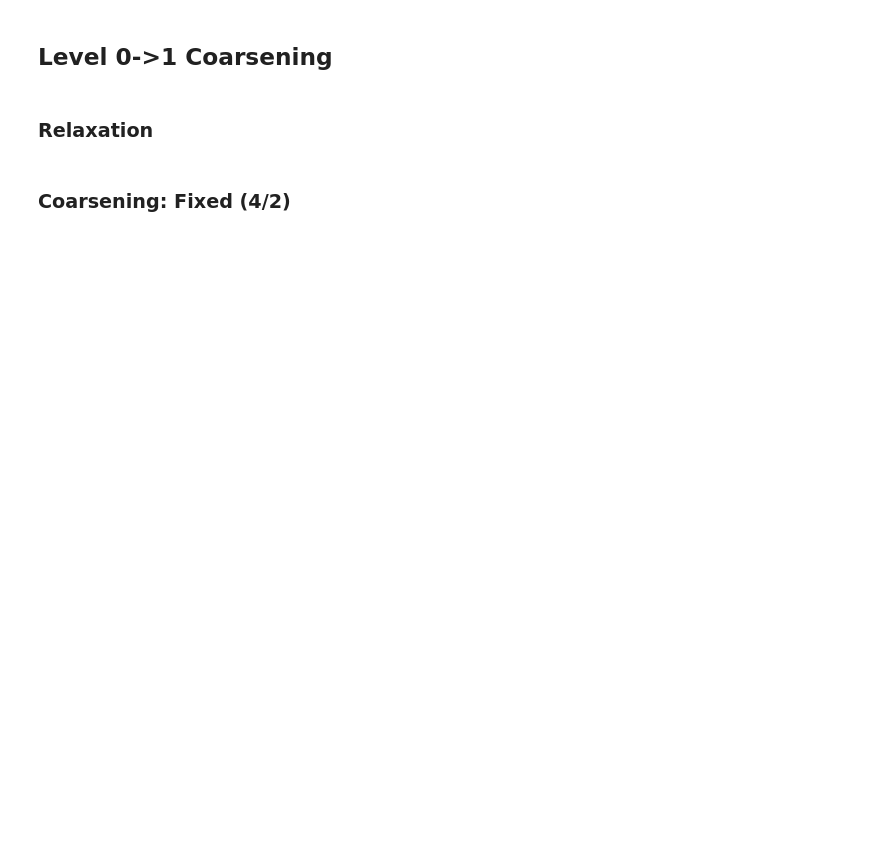
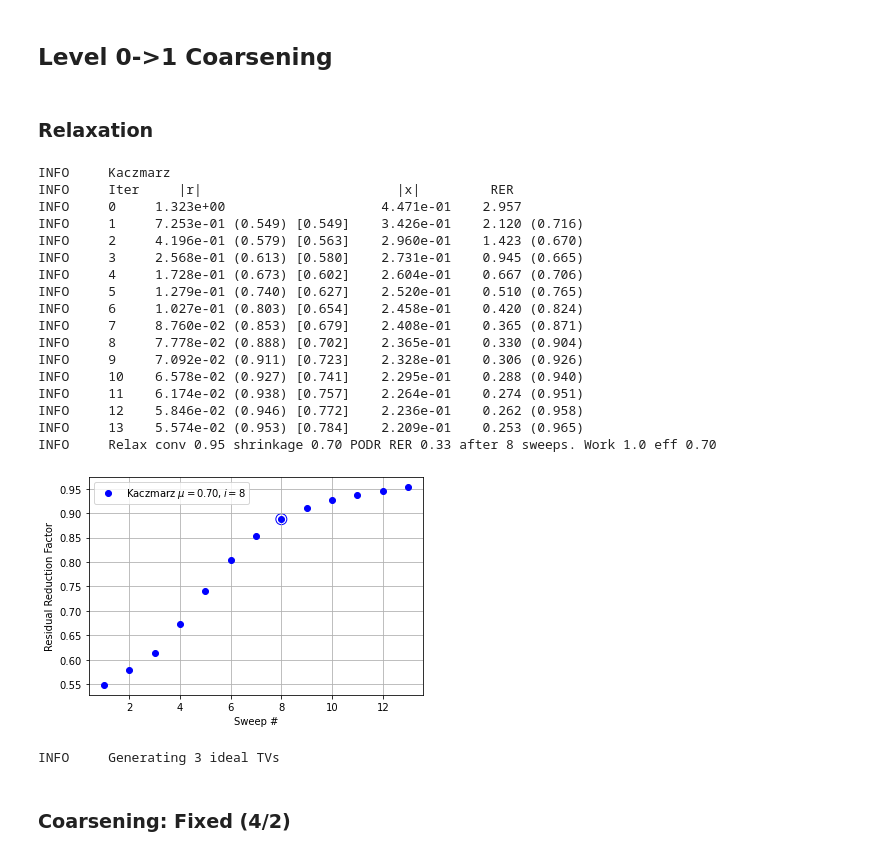
Before and after one commit to 436ahsan/Helmholtz, a Jupyter notebook: notebooks/multilevel_repetitive_local.ipynb, the cells around one changed output. Drawn from its saved outputs; the diff is of its cells as text; code cells hidden in the pictures; blank space fills up the shorter version.

```diff
--- a/notebooks/multilevel_repetitive_local.ipynb
+++ b/notebooks/multilevel_repetitive_local.ipynb
@@ -53,13 +51,39 @@ r_log = []
 # %%
 method_info = hm.solve.smoothing.check_relax_cycle_shrinkage(
     multilevel, num_levels=1, leeway_factor=leeway_factor, slow_conv_factor=0.95)
+num_sweeps = method_info["Kaczmarz"][1]
+# %% [output]
+INFO     Kaczmarz
+INFO     Iter     |r|                         |x|         RER
+INFO     0     1.323e+00                    4.471e-01    2.957
+INFO     1     7.253e-01 (0.549) [0.549]    3.426e-01    2.120 (0.716)
+INFO     2     4.196e-01 (0.579) [0.563]    2.960e-01    1.423 (0.670)
+INFO     3     2.568e-01 (0.613) [0.580]    2.731e-01    0.945 (0.665)
+INFO     4     1.728e-01 (0.673) [0.602]    2.604e-01    0.667 (0.706)
+INFO     5     1.279e-01 (0.740) [0.627]    2.520e-01    0.510 (0.765)
+INFO     6     1.027e-01 (0.803) [0.654]    2.458e-01    0.420 (0.824)
+INFO     7     8.760e-02 (0.853) [0.679]    2.408e-01    0.365 (0.871)
+INFO     8     7.778e-02 (0.888) [0.702]    2.365e-01    0.330 (0.904)
+INFO     9     7.092e-02 (0.911) [0.723]    2.328e-01    0.306 (0.926)
+INFO     10    6.578e-02 (0.927) [0.741]    2.295e-01    0.288 (0.940)
+INFO     11    6.174e-02 (0.938) [0.757]    2.264e-01    0.274 (0.951)
+INFO     12    5.846e-02 (0.946) [0.772]    2.236e-01    0.262 (0.958)
+INFO     13    5.574e-02 (0.953) [0.784]    2.209e-01    0.253 (0.965)
+INFO     Relax conv 0.95 shrinkage 0.70 PODR RER 0.33 after 8 sweeps. Work 1.0 eff 0.70
+[figure, added]
 # %%
-# Generate relaxed vectors.
+# Generate initial test vectors.
 level = multilevel[0]
-_LOGGER.info("Generating {} TVs with {} sweeps".format(x.shape[1], num_sweeps))
-x = hm.setup.auto_setup.get_test_matrix(a, num_sweeps, num_examples=num_examples)
-_LOGGER.info("RER {:.3f}".format(norm(level.a.dot(x)) / norm(x)))
+if ideal_tv:
+    _LOGGER.info("Generating {} ideal TVs".format(num_examples))
+    x, lam = hm.analysis.ideal.ideal_tv(level.a, num_examples)
+else:
+    _LOGGER.info("Generating {} TVs with {} sweeps".format(num_examples, num_sweeps))
+    x = hm.setup.auto_setup.get_test_matrix(a, num_sweeps, num_examples=num_examples)
+    _LOGGER.info("RER {:.3f}".format(norm(level.a.dot(x)) / norm(x)))
 x_log.append(x)
+# %% [output]
+INFO     Generating 3 ideal TVs
 # %% [markdown]
 ### Coarsening: Fixed (4/2)
 # %%
```
Also changed, not shown: parts of 43 cells of this notebook, 3 other files.
